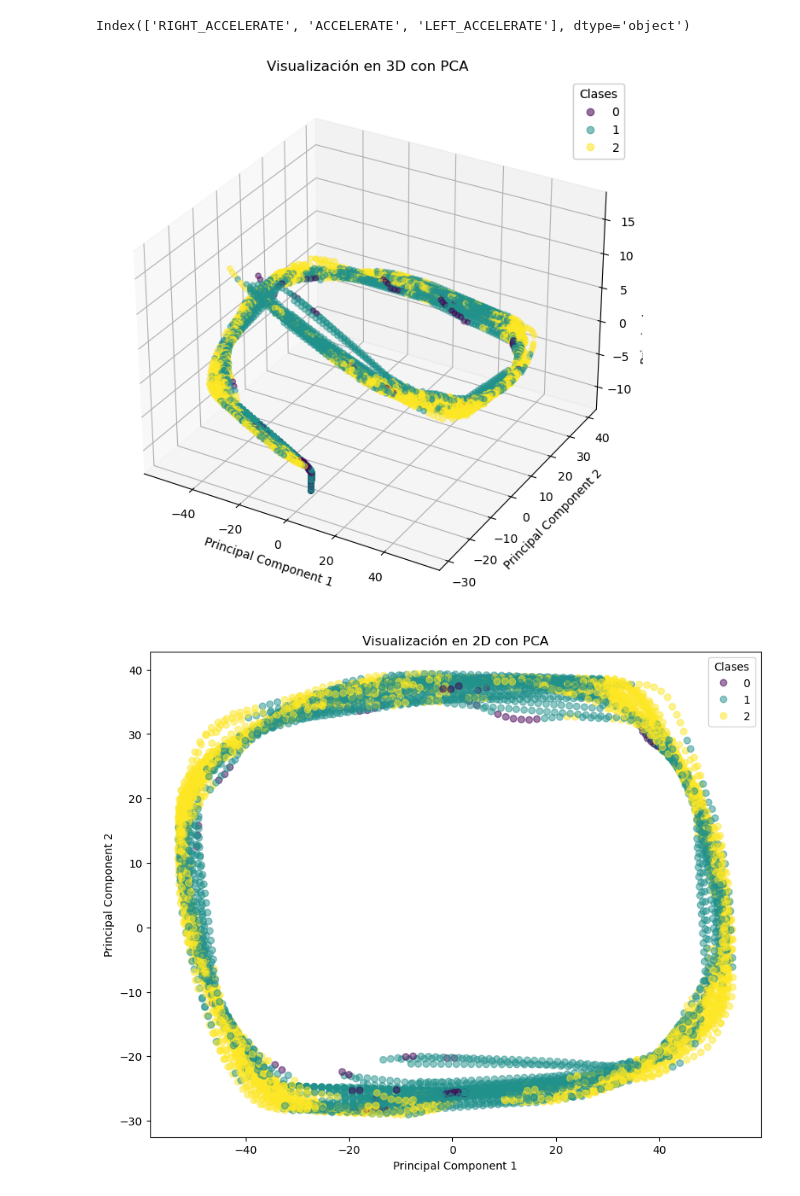
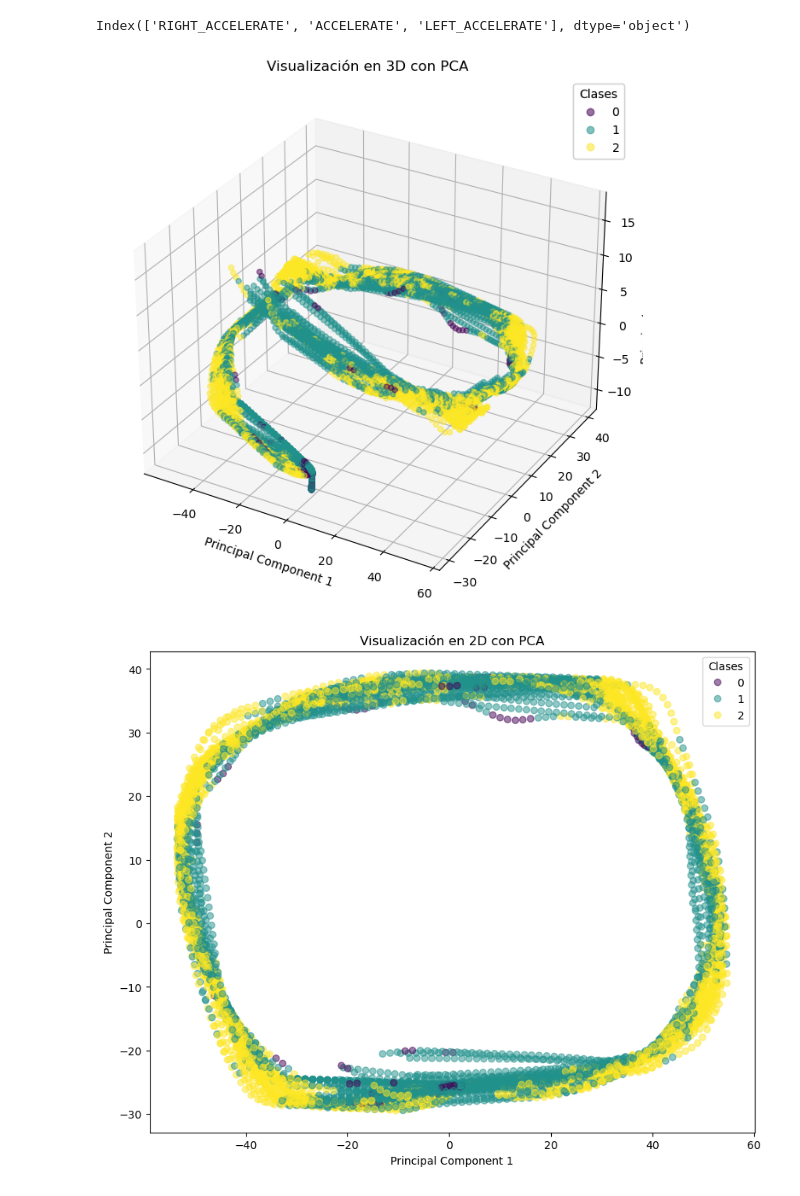
Before and after one commit to rodsan05/Practica6APA, a Jupyter notebook: Practica6.ipynb, the cells around one changed output. Cells and saved outputs as stored; diff of their text form; code cells hidden in the pictures.

```diff
--- a/Practica6.ipynb
+++ b/Practica6.ipynb
@@ -14,10 +14,14 @@ df = pd.concat((pd.read_csv(f) for f in all_files), ignore_index=True)
 
 #Excluir acciones en las que no se hace nada
 df = df[df['action'] != 'NONE']
+df["ray1"] = df["ray1"].replace(-1, 11)
+df["ray2"] = df["ray2"].replace(-1, 11)
+df["ray3"] = df["ray3"].replace(-1, 11)
+df["ray4"] = df["ray4"].replace(-1, 11)
+df["ray5"] = df["ray5"].replace(-1, 11)
 
 # Seleccionar todas las columnas como características
 X = df.drop('action', axis=1)  # Excluir la columna 'action' si es la etiqueta/clase
-
 
 # Aplicar PCA con 2 componentes principales
 pca = PCA(n_components=3)
@@ -62,35 +66,36 @@ plt.title('Visualización en 2D con PCA')
 # Leyenda
 plt.legend(*scatter.legend_elements(), title='Clases')
 
 plt.show()
 
 print(df)
 
+print("---------------------------------------------------------------------------")
 
-print()
-print()
+#quitamos la y porque no aporta nada
+X = X.drop("karty", axis=1)
 
 # Normalizar
 scaling = StandardScaler()
 scaling.fit(X)
 X = scaling.transform(X)
 
 print(scaling.mean_)
 print()
 print(scaling.scale_)
 print()
 
 # Exportar, de nuevo con acciones
 actions = df["action"].reset_index()
 out = pd.DataFrame(X)
 actions.reset_index()
 out.reset_index()
 out = pd.concat([out, actions], axis=1)
 out = out.drop('index', axis=1)
 
 print(out)
-out.to_csv('dataset/normalized/kart.csv')
+out.to_csv('dataset/normalized/kart.csv', index=False, header=["ray1", "ray2", "ray3", "ray4", "ray5", "kartx", "kartz", "time", "action"])
 # %% [output]
 Index(['RIGHT_ACCELERATE', 'ACCELERATE', 'LEFT_ACCELERATE'], dtype='object')
-[figure, old version]
+[figure, new version]
-[figure, old version]
+[figure, new version]
```
Also changed, not shown: parts of 1 cell of this notebook, 1 other file.
